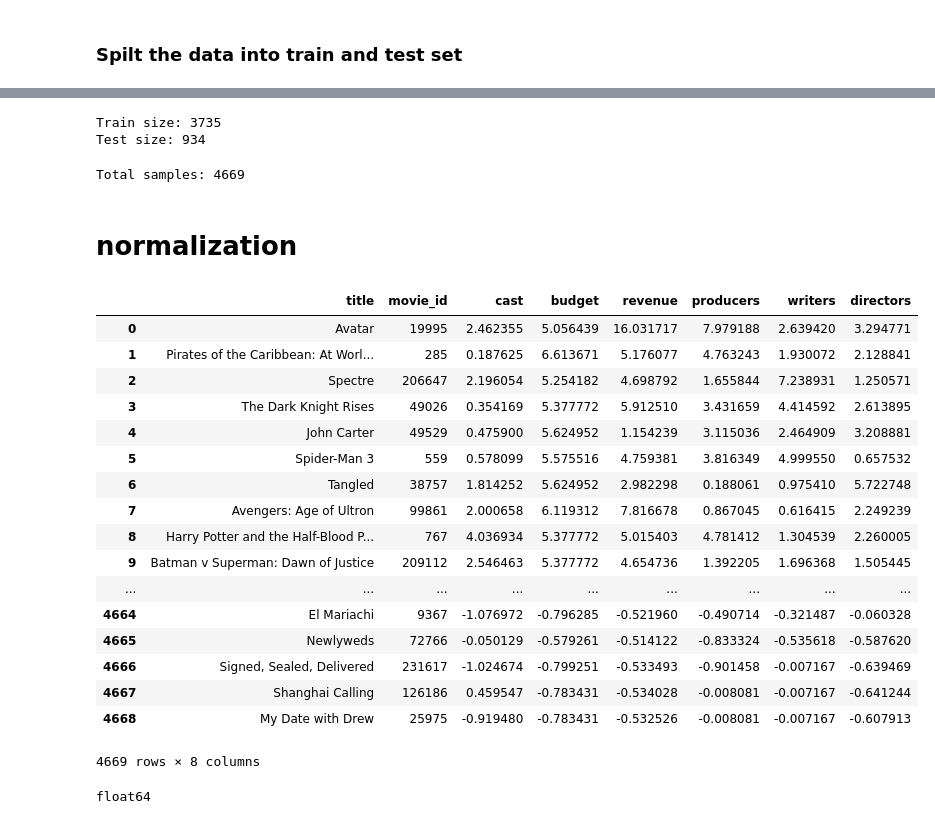
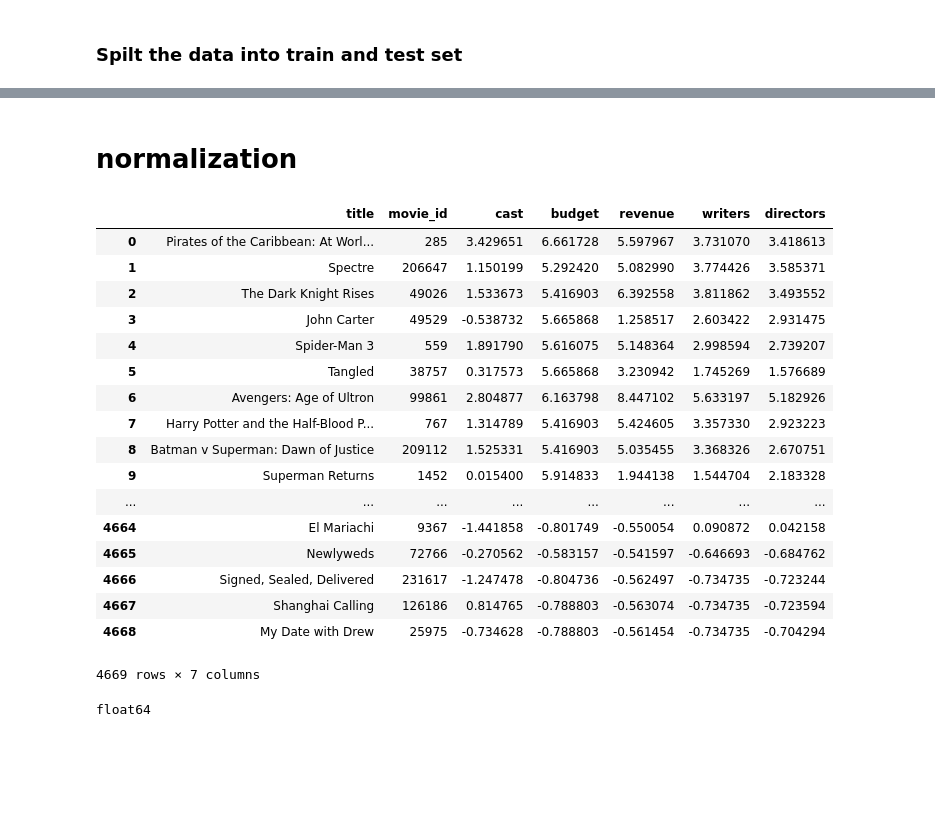
Before and after one commit to Chenha37/Report, a Jupyter notebook: predictor.ipynb, the cells around one changed output, grey strips where cells are left out. Drawn from its saved outputs; the diff is of its cells as text; code cells hidden in the pictures; blank space fills up the shorter version.

```diff
--- a/predictor.ipynb
+++ b/predictor.ipynb
@@ -25,0 +27,15 @@ dataset = dataset.drop(columns=['Unnamed: 0'])
+# %%
+dataset = pd.read_csv('DBClassifiedFinal.csv')
+dataset = dataset.drop(columns=['Unnamed: 0','producers'])
+invalid_idx = []
+for ii in range(len(dataset)):
+    x = dataset.iloc[ii].cast
+    if (len(x) > 100) or x == '[]':
+        invalid_idx.append(ii)
+
+print("Drop all invalid rows:", len(invalid_idx))
+
+dataset = dataset.drop(invalid_idx)
+dataset = dataset.drop_duplicates()
+
+dataset.to_csv('DBClassifiedFinal_Final_After_Cleaning.csv')
@@ -93,48 +100,39 @@ y_test = y[shuffled_indices[num_train:]]
-# %%
-print("Train size: {}".format(len(x_train)))
-print("Test size: {}".format(len(x_test)))
-# %% [output]
-Train size: 3735
-Test size: 934
-# %%
-number_of_rows = len(dataset)
-print("Total samples: {}".format(len(dataset)))
-num_train = int(0.80 * number_of_rows)
-# %% [output]
-Total samples: 4669
 # %% [markdown]
 # normalization
 # %%
 def normalize_mean_std(df, df_train, feature_array):
     for feature_name in feature_array:
         mean_f = float(df_train[feature_name].mean())
         std_f = float(df_train[feature_name].std())
         df.loc[df.index, feature_name] = (df[feature_name] - mean_f) / std_f
     return df
 
-df = normalize_mean_std(dataset, dataset.iloc[shuffled_indices[:num_train]], ['cast', 'budget','revenue', 'producers', 'writers', 'directors'])
+
+# df = normalize_mean_std(dataset, dataset.iloc[shuffled_indices[:num_train]], ['cast', 'budget','revenue', 'producers', 'writers', 'directors'])
+
+df = normalize_mean_std(dataset, dataset.iloc[shuffled_indices[:num_train]], ['cast', 'budget','revenue', 'writers', 'directors'])
 df = df.drop(columns=['Unnamed: 0'])
 df.to_csv('chental.csv')
 df
 # %% [output]
-|  | title | movie_id | cast | budget | revenue | producers | writers | directors |
-| 0 | Avatar | 19995 | 2.462355 | 5.056439 | 16.031717 | 7.979188 | 2.639420 | 3.294771 |
-| 1 | Pirates of the Caribbean: At Worl... | 285 | 0.187625 | 6.613671 | 5.176077 | 4.763243 | 1.930072 | 2.128841 |
-| 2 | Spectre | 206647 | 2.196054 | 5.254182 | 4.698792 | 1.655844 | 7.238931 | 1.250571 |
-| 3 | The Dark Knight Rises | 49026 | 0.354169 | 5.377772 | 5.912510 | 3.431659 | 4.414592 | 2.613895 |
-| 4 | John Carter | 49529 | 0.475900 | 5.624952 | 1.154239 | 3.115036 | 2.464909 | 3.208881 |
-| 5 | Spider-Man 3 | 559 | 0.578099 | 5.575516 | 4.759381 | 3.816349 | 4.999550 | 0.657532 |
-| 6 | Tangled | 38757 | 1.814252 | 5.624952 | 2.982298 | 0.188061 | 0.975410 | 5.722748 |
-| 7 | Avengers: Age of Ultron | 99861 | 2.000658 | 6.119312 | 7.816678 | 0.867045 | 0.616415 | 2.249239 |
-| 8 | Harry Potter and the Half-Blood P... | 767 | 4.036934 | 5.377772 | 5.015403 | 4.781412 | 1.304539 | 2.260005 |
-| 9 | Batman v Superman: Dawn of Justice | 209112 | 2.546463 | 5.377772 | 4.654736 | 1.392205 | 1.696368 | 1.505445 |
-| ... | ... | ... | ... | ... | ... | ... | ... | ... |
-| 4664 | El Mariachi | 9367 | -1.076972 | -0.796285 | -0.521960 | -0.490714 | -0.321487 | -0.060328 |
-| 4665 | Newlyweds | 72766 | -0.050129 | -0.579261 | -0.514122 | -0.833324 | -0.535618 | -0.587620 |
-| 4666 | Signed, Sealed, Delivered | 231617 | -1.024674 | -0.799251 | -0.533493 | -0.901458 | -0.007167 | -0.639469 |
-| 4667 | Shanghai Calling | 126186 | 0.459547 | -0.783431 | -0.534028 | -0.008081 | -0.007167 | -0.641244 |
-| 4668 | My Date with Drew | 25975 | -0.919480 | -0.783431 | -0.532526 | -0.008081 | -0.007167 | -0.607913 |
+|  | title | movie_id | cast | budget | revenue | writers | directors |
+| 0 | Pirates of the Caribbean: At Worl... | 285 | 3.429651 | 6.661728 | 5.597967 | 3.731070 | 3.418613 |
+| 1 | Spectre | 206647 | 1.150199 | 5.292420 | 5.082990 | 3.774426 | 3.585371 |
+| 2 | The Dark Knight Rises | 49026 | 1.533673 | 5.416903 | 6.392558 | 3.811862 | 3.493552 |
+| 3 | John Carter | 49529 | -0.538732 | 5.665868 | 1.258517 | 2.603422 | 2.931475 |
+| 4 | Spider-Man 3 | 559 | 1.891790 | 5.616075 | 5.148364 | 2.998594 | 2.739207 |
+| 5 | Tangled | 38757 | 0.317573 | 5.665868 | 3.230942 | 1.745269 | 1.576689 |
+| 6 | Avengers: Age of Ultron | 99861 | 2.804877 | 6.163798 | 8.447102 | 5.633197 | 5.182926 |
+| 7 | Harry Potter and the Half-Blood P... | 767 | 1.314789 | 5.416903 | 5.424605 | 3.357330 | 2.923223 |
+| 8 | Batman v Superman: Dawn of Justice | 209112 | 1.525331 | 5.416903 | 5.035455 | 3.368326 | 2.670751 |
+| 9 | Superman Returns | 1452 | 0.015400 | 5.914833 | 1.944138 | 1.544704 | 2.183328 |
+| ... | ... | ... | ... | ... | ... | ... | ... |
+| 4664 | El Mariachi | 9367 | -1.441858 | -0.801749 | -0.550054 | 0.090872 | 0.042158 |
+| 4665 | Newlyweds | 72766 | -0.270562 | -0.583157 | -0.541597 | -0.646693 | -0.684762 |
+| 4666 | Signed, Sealed, Delivered | 231617 | -1.247478 | -0.804736 | -0.562497 | -0.734735 | -0.723244 |
+| 4667 | Shanghai Calling | 126186 | 0.814765 | -0.788803 | -0.563074 | -0.734735 | -0.723594 |
+| 4668 | My Date with Drew | 25975 | -0.734628 | -0.788803 | -0.561454 | -0.734735 | -0.704294 |
-4669 rows × 8 columns
+4669 rows × 7 columns
 # %%
 col = 'budget'
 print(df[col].dtypes)
```
Also changed, not shown: parts of 41 cells of this notebook, 6 other files.
